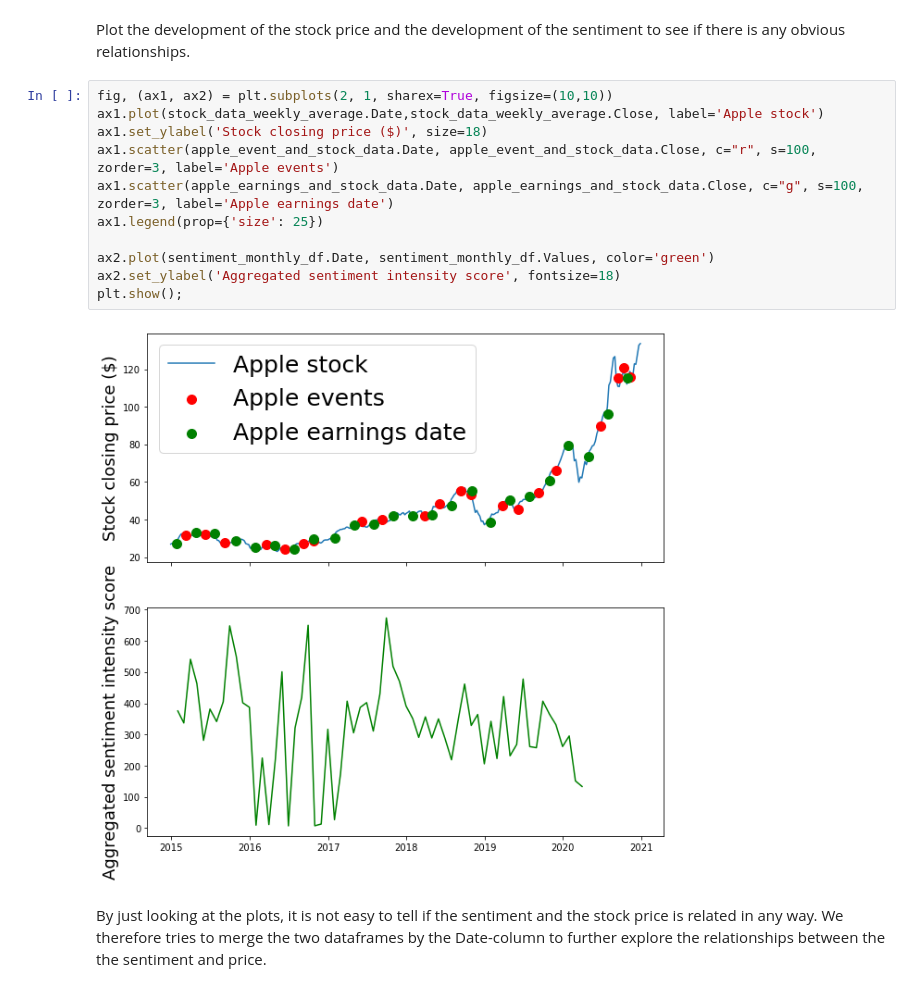
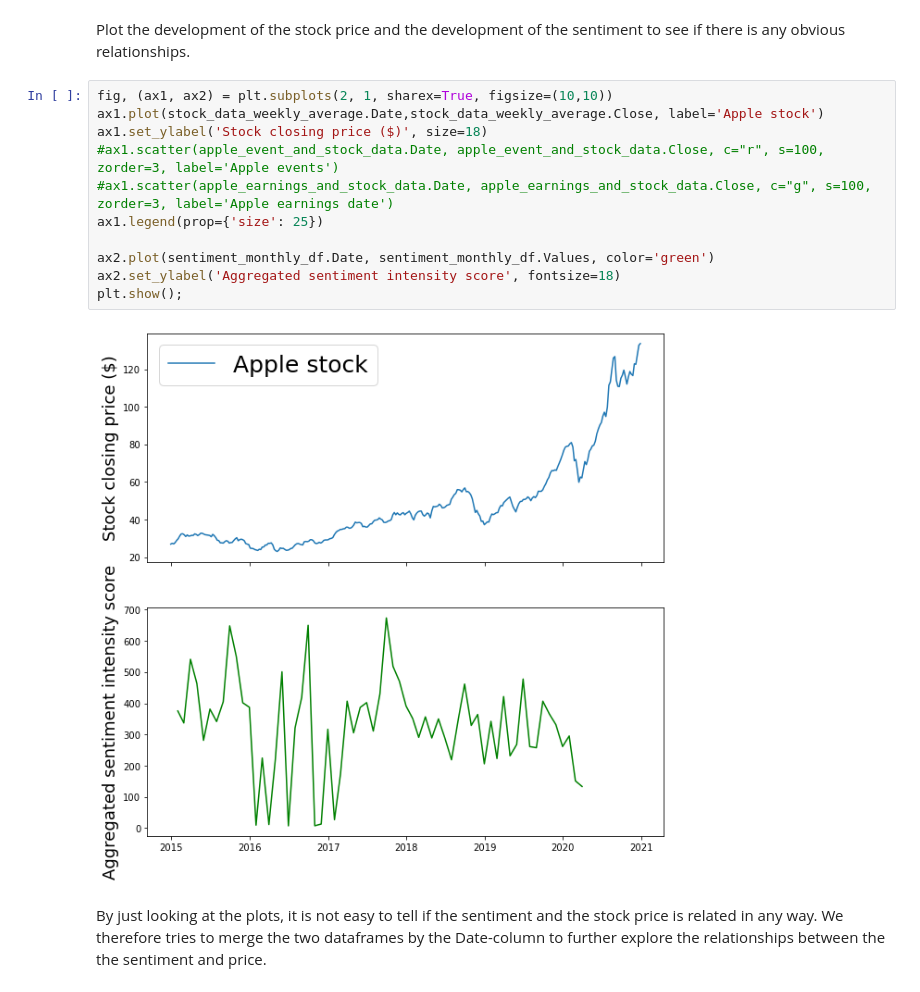
Before and after one commit to epfl-ada/ada-2021-project-club6analysis, a Jupyter notebook: stock_sentiment_analysis.ipynb, the cells around one changed output. Drawn from its saved outputs; the diff is of its cells as text.

```diff
--- a/stock_sentiment_analysis.ipynb
+++ b/stock_sentiment_analysis.ipynb
@@ -111,16 +115,16 @@ Plot the development of the stock price and the development of the sentiment to
 # %%
 fig, (ax1, ax2) = plt.subplots(2, 1, sharex=True, figsize=(10,10))
 ax1.plot(stock_data_weekly_average.Date,stock_data_weekly_average.Close, label='Apple stock')
 ax1.set_ylabel('Stock closing price ($)', size=18)
-ax1.scatter(apple_event_and_stock_data.Date, apple_event_and_stock_data.Close, c="r", s=100, zorder=3, label='Apple events')
-ax1.scatter(apple_earnings_and_stock_data.Date, apple_earnings_and_stock_data.Close, c="g", s=100, zorder=3, label='Apple earnings date')
+#ax1.scatter(apple_event_and_stock_data.Date, apple_event_and_stock_data.Close, c="r", s=100, zorder=3, label='Apple events')
+#ax1.scatter(apple_earnings_and_stock_data.Date, apple_earnings_and_stock_data.Close, c="g", s=100, zorder=3, label='Apple earnings date')
 ax1.legend(prop={'size': 25})
 
 ax2.plot(sentiment_monthly_df.Date, sentiment_monthly_df.Values, color='green')
 ax2.set_ylabel('Aggregated sentiment intensity score', fontsize=18)
 plt.show();
 # %% [output]
-[figure, old version]
+[figure, new version]
 # %% [markdown]
 By just looking at the plots, it is not easy to tell if the sentiment and the stock price is related in any way. We therefore tries to merge the two dataframes by the Date-column to further explore the relationships between the the sentiment and price.
 # %%
```
Also changed, not shown: parts of 13 cells of this notebook.
